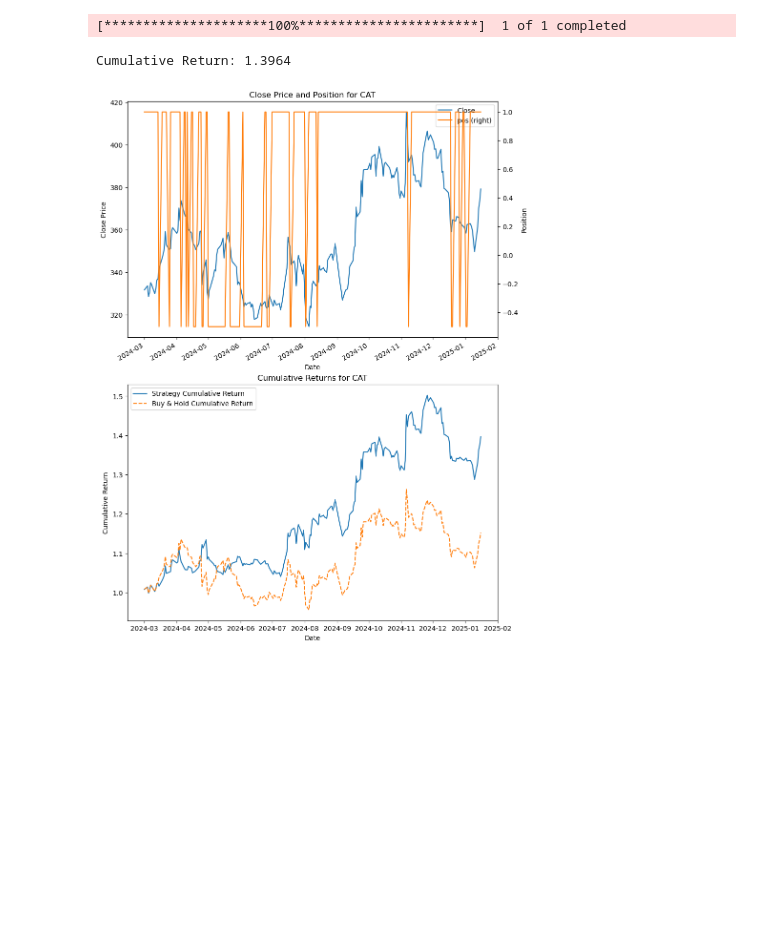
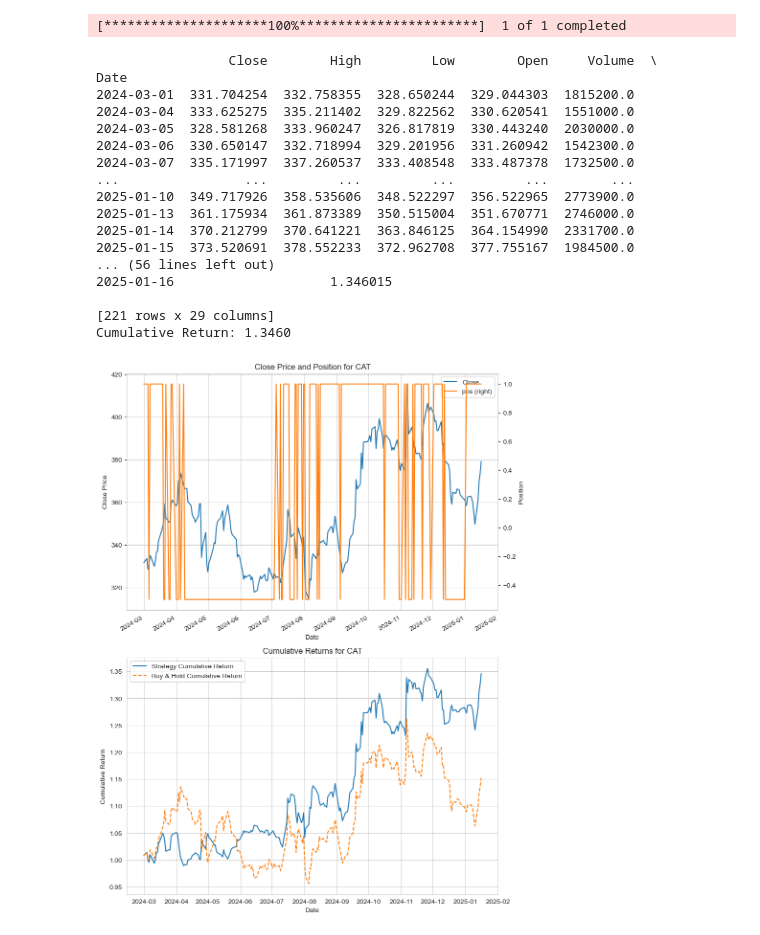
Before and after one commit to mafiom038/qf2103, a Jupyter notebook: Strategies, Predictions, and Portfolio Rebalancing/XGB_LR_and_monthly_strategy_to_run_for_all.ipynb, the cells around one changed output. Cells and saved outputs as stored; diff of their text form; code cells hidden in the pictures; blank space fills up the shorter version.

```diff
--- a/Strategies, Predictions, and Portfolio Rebalancing/XGB_LR_and_monthly_strategy_to_run_for_all.ipynb
+++ b/Strategies, Predictions, and Portfolio Rebalancing/XGB_LR_and_monthly_strategy_to_run_for_all.ipynb
@@ -157,8 +157,10 @@ def strategy(stock, train_data, test_data):
     predictions = model.predict(X_test)
     test_data['pos'] = np.where(predictions < 0, -0.5, 1)
     test_data['strategy_returns'] = test_data['pos'] * test_data['Returns']
+    test_data['Cumulative_Benchmark_Return'] = test_data['Returns'].cumsum().apply(np.exp)
     test_data['Cumulative_Return_Strategy'] = test_data['strategy_returns'].cumsum().apply(np.exp)
-    # test_data.to_csv('Predictions of 2' + stock + '.csv')
+    print(test_data)
+    test_data.to_csv('Predictions of ' + stock + '.csv')
 
     # Compute Cumulative Return
     cumulative_return = np.exp(test_data['strategy_returns'].sum())
@@ -185,10 +210,26 @@ def strategy(stock, train_data, test_data):
 # %%
 stock = 'CAT'
-src = pd.read_csv('../'+ stock + '/' + stock +'.csv', parse_dates = True, index_col = 0)
+src = pd.read_csv('../'+ stock + '/' + stock +'.csv', parse_dates = True, index_col = 0).dropna()
 strategy(stock, src[:'2024-02-29'], src['2024-03-01':])
 # %% [output]
 [*********************100%***********************]  1 of 1 completed
-Cumulative Return: 1.3964
+                 Close        High         Low        Open     Volume  \
+Date
+2024-03-01  331.704254  332.758355  328.650244  329.044303  1815200.0
+2024-03-04  333.625275  335.211402  329.822562  330.620541  1551000.0
+2024-03-05  328.581268  333.960247  326.817819  330.443240  2030000.0
+2024-03-06  330.650147  332.718994  329.201956  331.260942  1542300.0
+2024-03-07  335.171997  337.260537  333.408548  333.487378  1732500.0
+...                ...         ...         ...         ...        ...
+2025-01-10  349.717926  358.535606  348.522297  356.522965  2773900.0
+2025-01-13  361.175934  361.873389  350.515004  351.670771  2746000.0
+2025-01-14  370.212799  370.641221  363.846125  364.154990  2331700.0
+2025-01-15  373.520691  378.552233  372.962708  377.755167  1984500.0
+... (56 lines left out)
+2025-01-16                    1.346015
+
+[221 rows x 29 columns]
+Cumulative Return: 1.3460
-[figure, old version]
+[figure, new version]
 # %%
 stock = 'NKE'
```
Also changed, not shown: parts of 7 cells of this notebook, 13 other files.
